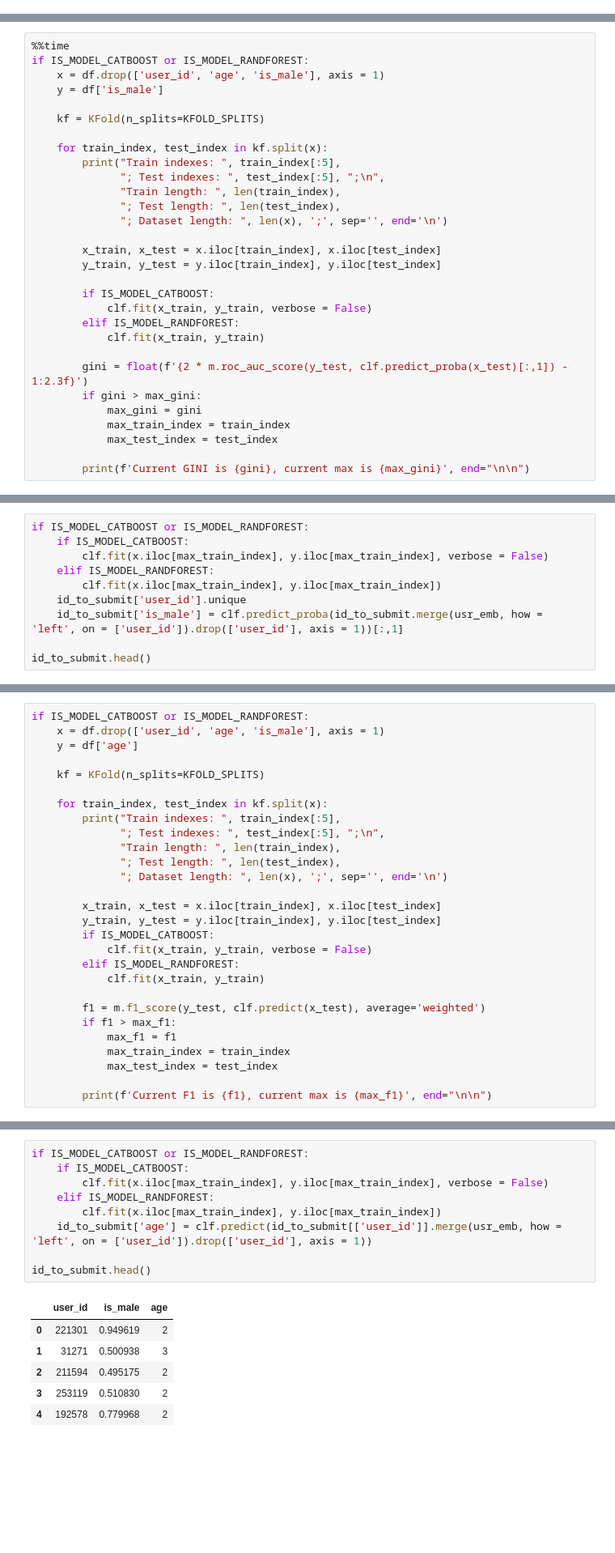
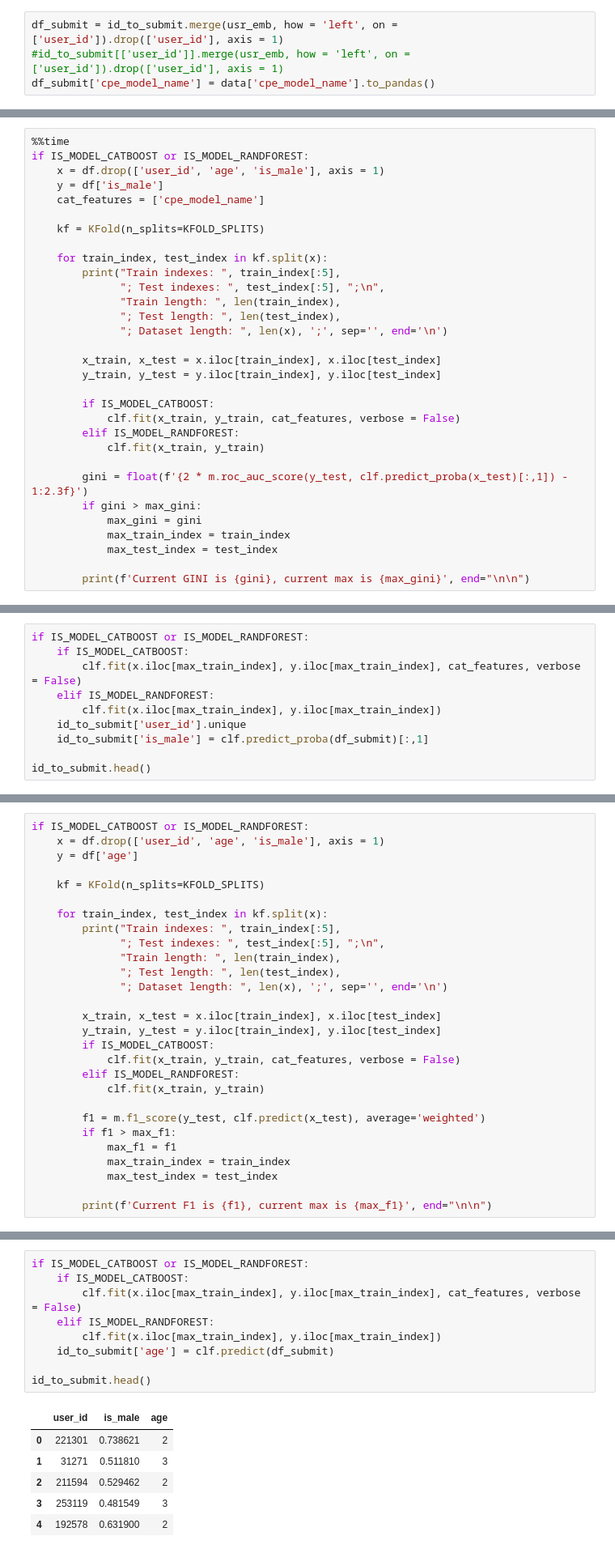
Before and after one commit to a125x/MTS-ML-CUP, a Jupyter notebook: fork-of-mts-cup-kaggle.ipynb, the cells around one changed output, grey strips where cells are left out. Shown at 81% size. Saved outputs shown, nothing was run; the diff lists cells and outputs as text; blank space fills up the shorter version.

```diff
--- a/fork-of-mts-cup-kaggle.ipynb
+++ b/fork-of-mts-cup-kaggle.ipynb
@@ -318,3 +366,7 @@ Name: is_male, dtype: int64
+# %%
+df_submit = id_to_submit.merge(usr_emb, how = 'left', on = ['user_id']).drop(['user_id'], axis = 1)
+#id_to_submit[['user_id']].merge(usr_emb, how = 'left', on = ['user_id']).drop(['user_id'], axis = 1)
+df_submit['cpe_model_name'] = data['cpe_model_name'].to_pandas()
 # %% [markdown]
 #### Model trainings
 # %%
@@ -331,6 +383,7 @@ elif IS_MODEL_RANDFOREST:
 if IS_MODEL_CATBOOST or IS_MODEL_RANDFOREST:
     x = df.drop(['user_id', 'age', 'is_male'], axis = 1)
     y = df['is_male']
+    cat_features = ['cpe_model_name']
 
     kf = KFold(n_splits=KFOLD_SPLITS)
 
@@ -345,7 +398,7 @@ if IS_MODEL_CATBOOST or IS_MODEL_RANDFOREST:
         y_train, y_test = y.iloc[train_index], y.iloc[test_index]
 
         if IS_MODEL_CATBOOST:
-            clf.fit(x_train, y_train, verbose = False)
+            clf.fit(x_train, y_train, cat_features, verbose = False)
         elif IS_MODEL_RANDFOREST:
             clf.fit(x_train, y_train)
 
@@ -385,11 +435,11 @@ Max test index is [0 1 2 3 4]
 # %%
 if IS_MODEL_CATBOOST or IS_MODEL_RANDFOREST:
     if IS_MODEL_CATBOOST:
-        clf.fit(x.iloc[max_train_index], y.iloc[max_train_index], verbose = False)
+        clf.fit(x.iloc[max_train_index], y.iloc[max_train_index], cat_features, verbose = False)
     elif IS_MODEL_RANDFOREST:
         clf.fit(x.iloc[max_train_index], y.iloc[max_train_index])
     id_to_submit['user_id'].unique
-    id_to_submit['is_male'] = clf.predict_proba(id_to_submit.merge(usr_emb, how = 'left', on = ['user_id']).drop(['user_id'], axis = 1))[:,1]
+    id_to_submit['is_male'] = clf.predict_proba(df_submit)[:,1]
 
 id_to_submit.head()
 # %% [output]
@@ -443,7 +496,7 @@ if IS_MODEL_CATBOOST or IS_MODEL_RANDFOREST:
         x_train, x_test = x.iloc[train_index], x.iloc[test_index]
         y_train, y_test = y.iloc[train_index], y.iloc[test_index]
         if IS_MODEL_CATBOOST:
-            clf.fit(x_train, y_train, verbose = False)
+            clf.fit(x_train, y_train, cat_features, verbose = False)
         elif IS_MODEL_RANDFOREST:
             clf.fit(x_train, y_train)
 
@@ -485,19 +530,19 @@ Max test index is [102702 102703 102704 102705 102706]
 # %%
 if IS_MODEL_CATBOOST or IS_MODEL_RANDFOREST:
     if IS_MODEL_CATBOOST:
-        clf.fit(x.iloc[max_train_index], y.iloc[max_train_index], verbose = False)
+        clf.fit(x.iloc[max_train_index], y.iloc[max_train_index], cat_features, verbose = False)
     elif IS_MODEL_RANDFOREST:
         clf.fit(x.iloc[max_train_index], y.iloc[max_train_index])
-    id_to_submit['age'] = clf.predict(id_to_submit[['user_id']].merge(usr_emb, how = 'left', on = ['user_id']).drop(['user_id'], axis = 1))
+    id_to_submit['age'] = clf.predict(df_submit)
 
 id_to_submit.head()
 # %% [output]
 |  | user_id | is_male | age |
-| 0 | 221301 | 0.949619 | 2 |
-| 1 | 31271 | 0.500938 | 3 |
-| 2 | 211594 | 0.495175 | 2 |
-| 3 | 253119 | 0.510830 | 2 |
-| 4 | 192578 | 0.779968 | 2 |
+| 0 | 221301 | 0.738621 | 2 |
+| 1 | 31271 | 0.511810 | 3 |
+| 2 | 211594 | 0.529462 | 2 |
+| 3 | 253119 | 0.481549 | 3 |
+| 4 | 192578 | 0.631900 | 2 |
 # %%
 if IS_MODEL_CATBOOST or IS_MODEL_RANDFOREST:
     print(m.classification_report(
```
Also changed, not shown: parts of 16 cells of this notebook.
